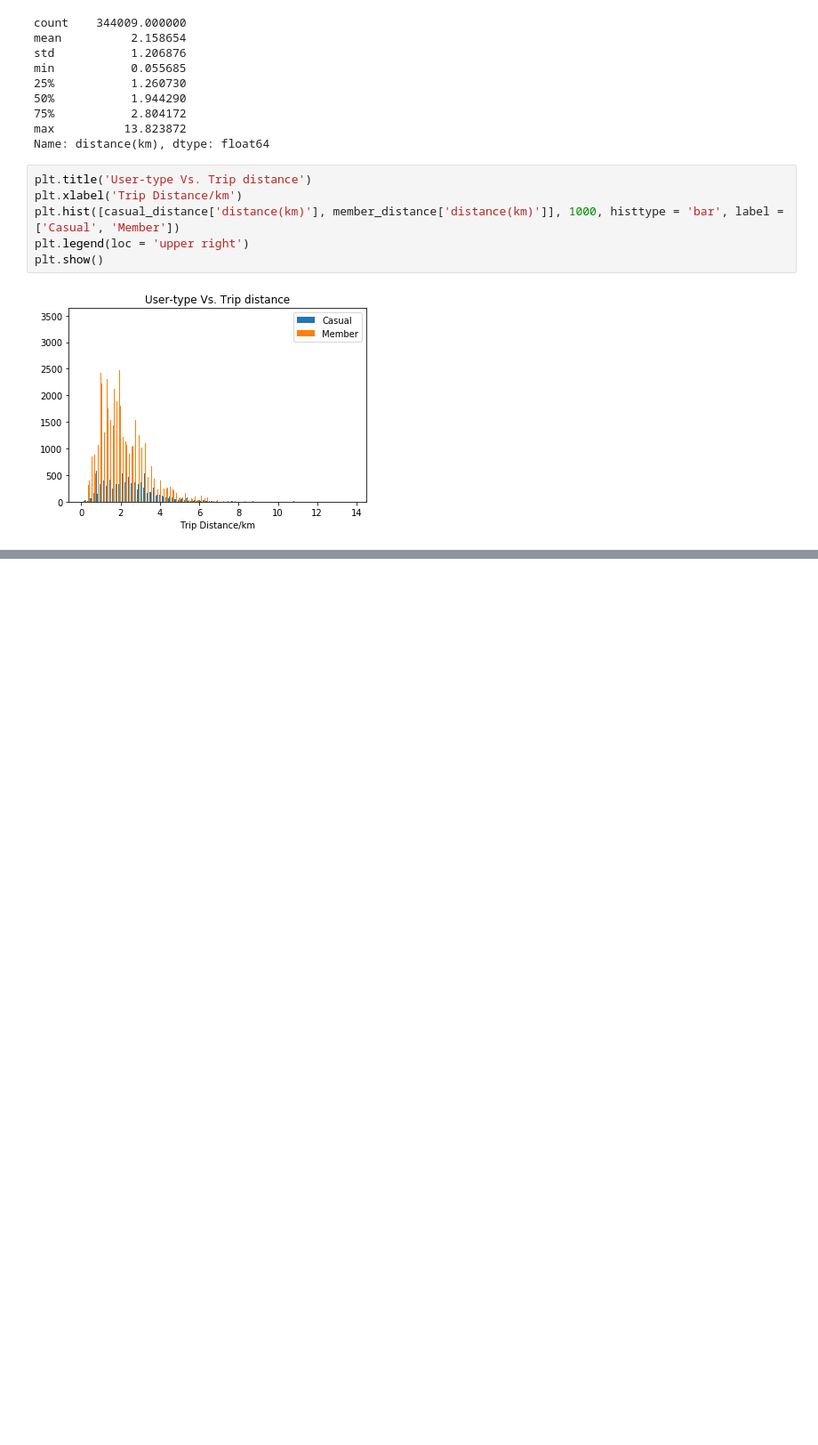
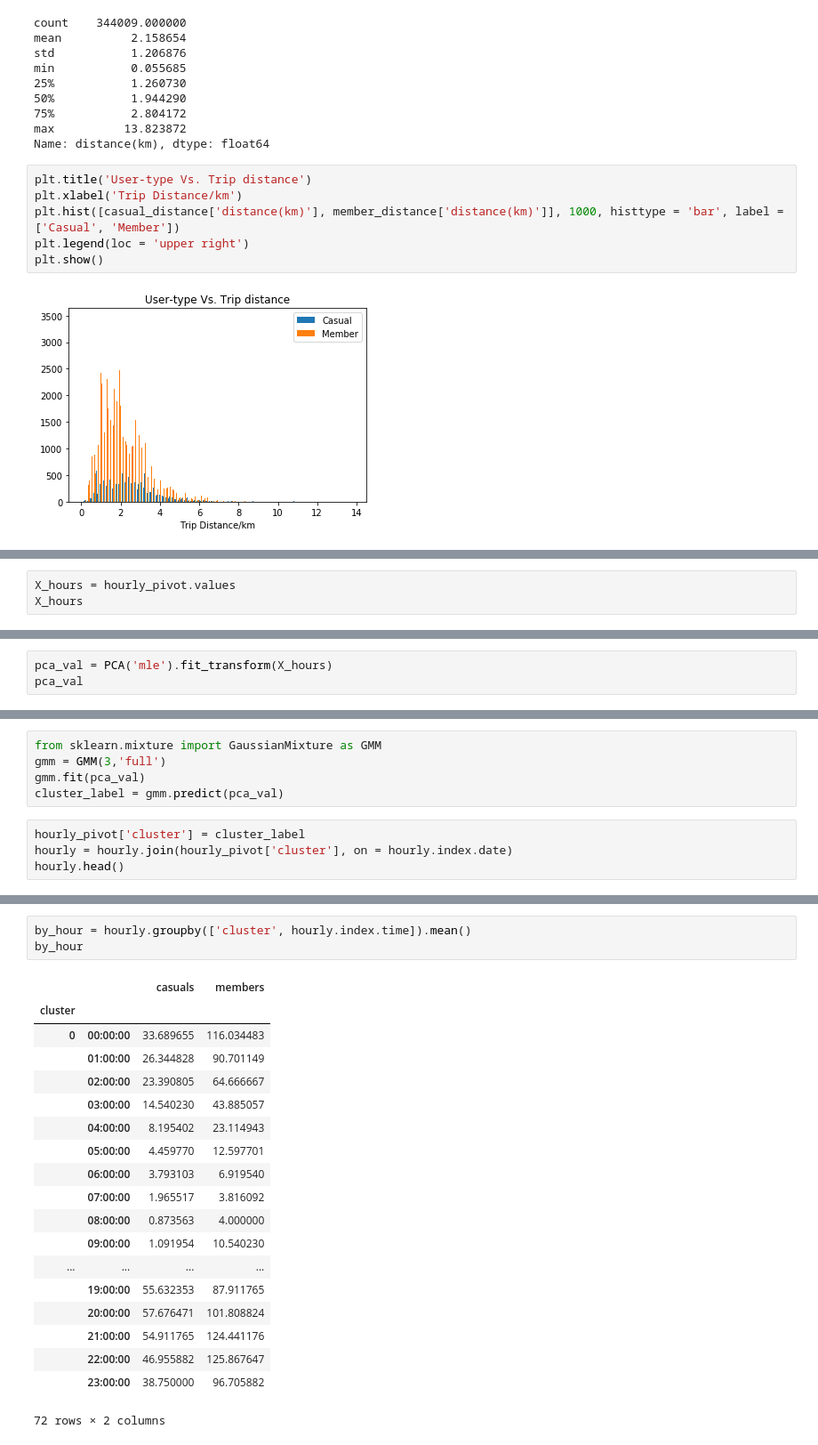
Before and after one commit to simonZhou-git/Toronto-Bikeshare-Analysis, a Jupyter notebook: Toronto_Bike_Share.ipynb, the cells around one changed output, grey strips where cells are left out. Shown at 89% size. Drawn from its saved outputs; the diff is of its cells as text; blank space fills up the shorter version.

```diff
--- a/Toronto_Bike_Share.ipynb
+++ b/Toronto_Bike_Share.ipynb
@@ -587,0 +709,3 @@ plt.show()
+# %%
+X_hours = hourly_pivot.values
+X_hours
@@ -587,0 +720,3 @@ plt.show()
+# %%
+pca_val = PCA('mle').fit_transform(X_hours)
+pca_val
@@ -587,0 +737,9 @@ plt.show()
+# %%
+from sklearn.mixture import GaussianMixture as GMM
+gmm = GMM(3,'full')
+gmm.fit(pca_val)
+cluster_label = gmm.predict(pca_val)
+# %%
+hourly_pivot['cluster'] = cluster_label
+hourly = hourly.join(hourly_pivot['cluster'], on = hourly.index.date)
+hourly.head()
@@ -587,0 +754,23 @@ plt.show()
+# %%
+by_hour = hourly.groupby(['cluster', hourly.index.time]).mean()
+by_hour
+# %% [output]
+|  |  | casuals | members |
+| cluster |  |  |  |
+| 0 | 00:00:00 | 33.689655 | 116.034483 |
+|  | 01:00:00 | 26.344828 | 90.701149 |
+|  | 02:00:00 | 23.390805 | 64.666667 |
+|  | 03:00:00 | 14.540230 | 43.885057 |
+|  | 04:00:00 | 8.195402 | 23.114943 |
+|  | 05:00:00 | 4.459770 | 12.597701 |
+|  | 06:00:00 | 3.793103 | 6.919540 |
+|  | 07:00:00 | 1.965517 | 3.816092 |
+|  | 08:00:00 | 0.873563 | 4.000000 |
+|  | 09:00:00 | 1.091954 | 10.540230 |
+| ... | ... | ... | ... |
+|  | 19:00:00 | 55.632353 | 87.911765 |
+|  | 20:00:00 | 57.676471 | 101.808824 |
+|  | 21:00:00 | 54.911765 | 124.441176 |
+|  | 22:00:00 | 46.955882 | 125.867647 |
+|  | 23:00:00 | 38.750000 | 96.705882 |
+72 rows × 2 columns
```
Also changed, not shown: parts of 19 cells of this notebook.
